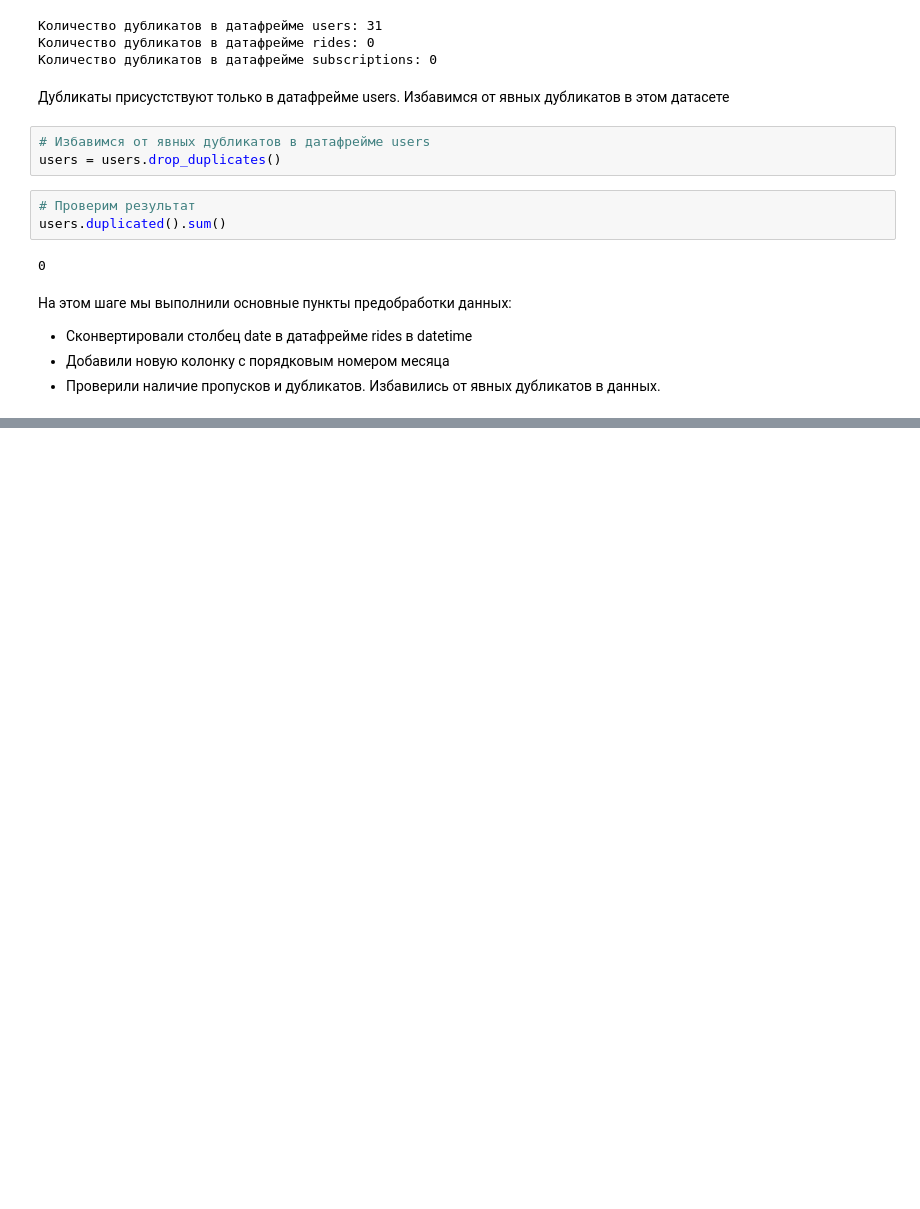
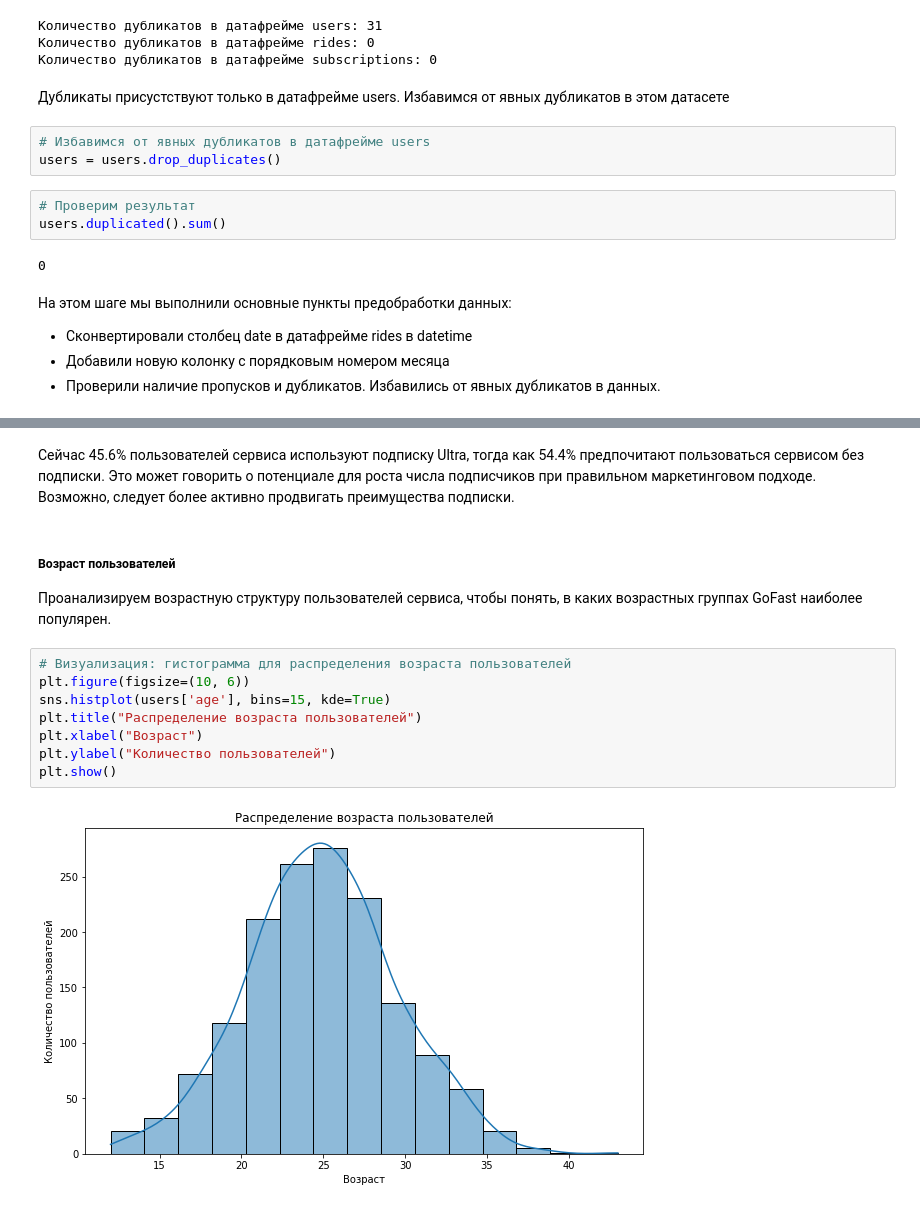
Before and after one commit to arina-fedorova/DataAnalysis, a Jupyter notebook: RU/Статистический анализ данных сервиса аренды самокатов/scooter_rental_analysis.ipynb, the cells around one changed output, grey strips where cells are left out. Saved outputs shown, nothing was run; the diff lists cells and outputs as text; blank space fills up the shorter version.

```diff
--- a/RU/Статистический анализ данных сервиса аренды самокатов/scooter_rental_analysis.ipynb
+++ b/RU/Статистический анализ данных сервиса аренды самокатов/scooter_rental_analysis.ipynb
@@ -257,0 +295,16 @@ users.duplicated().sum()
+# %% [markdown]
+Сейчас 45.6% пользователей сервиса используют подписку Ultra, тогда как 54.4% предпочитают пользоваться сервисом без подписки. Это может говорить о  потенциале для роста числа подписчиков при правильном маркетинговом подходе. Возможно, следует более активно продвигать преимущества подписки.
+# %% [markdown]
+##### Возраст пользователей
+
+Проанализируем возрастную структуру пользователей сервиса, чтобы понять, в каких возрастных группах GoFast наиболее популярен.
+# %%
+# Визуализация: гистограмма для распределения возраста пользователей
+plt.figure(figsize=(10, 6))
+sns.histplot(users['age'], bins=15, kde=True)
+plt.title("Распределение возраста пользователей")
+plt.xlabel("Возраст")
+plt.ylabel("Количество пользователей")
+plt.show()
+# %% [output]
+[figure, added]
```
Also changed, not shown: parts of 77 cells of this notebook, 2 other files.
